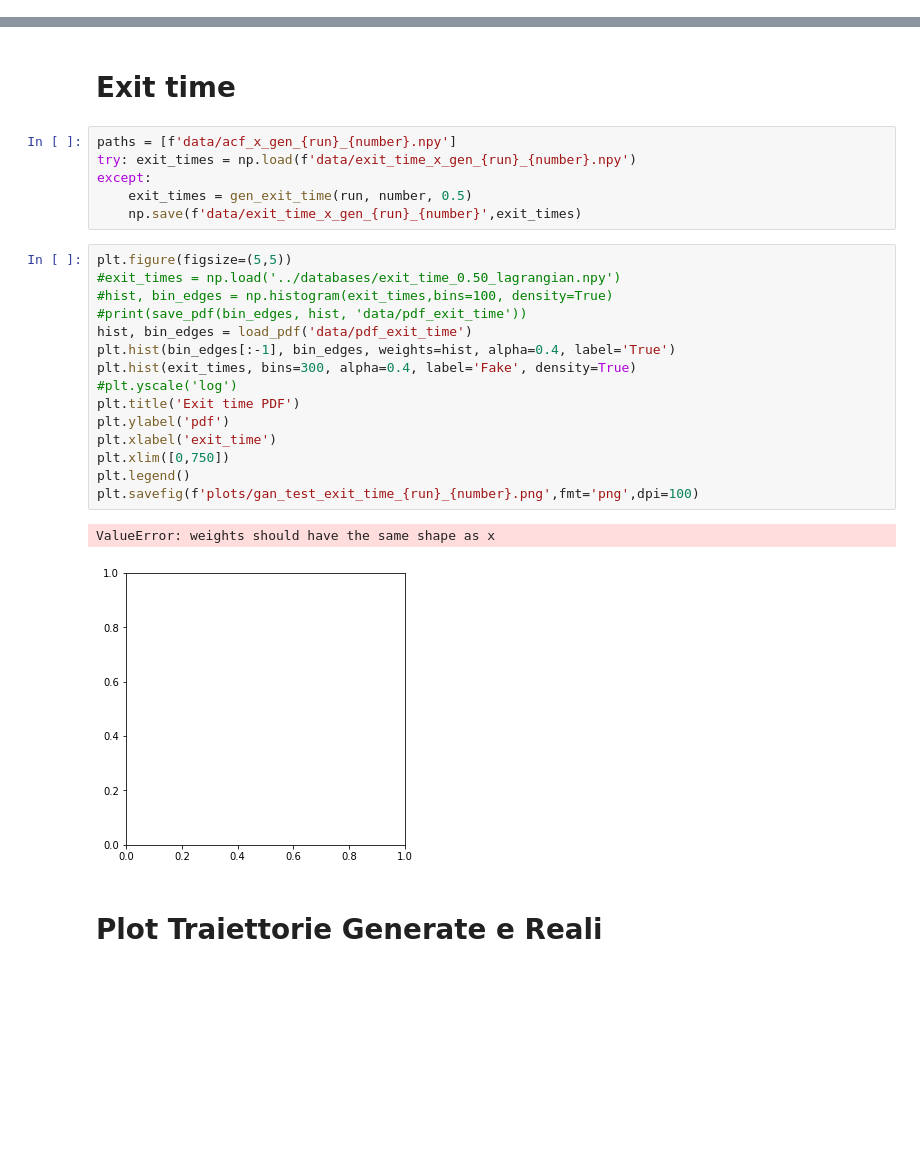
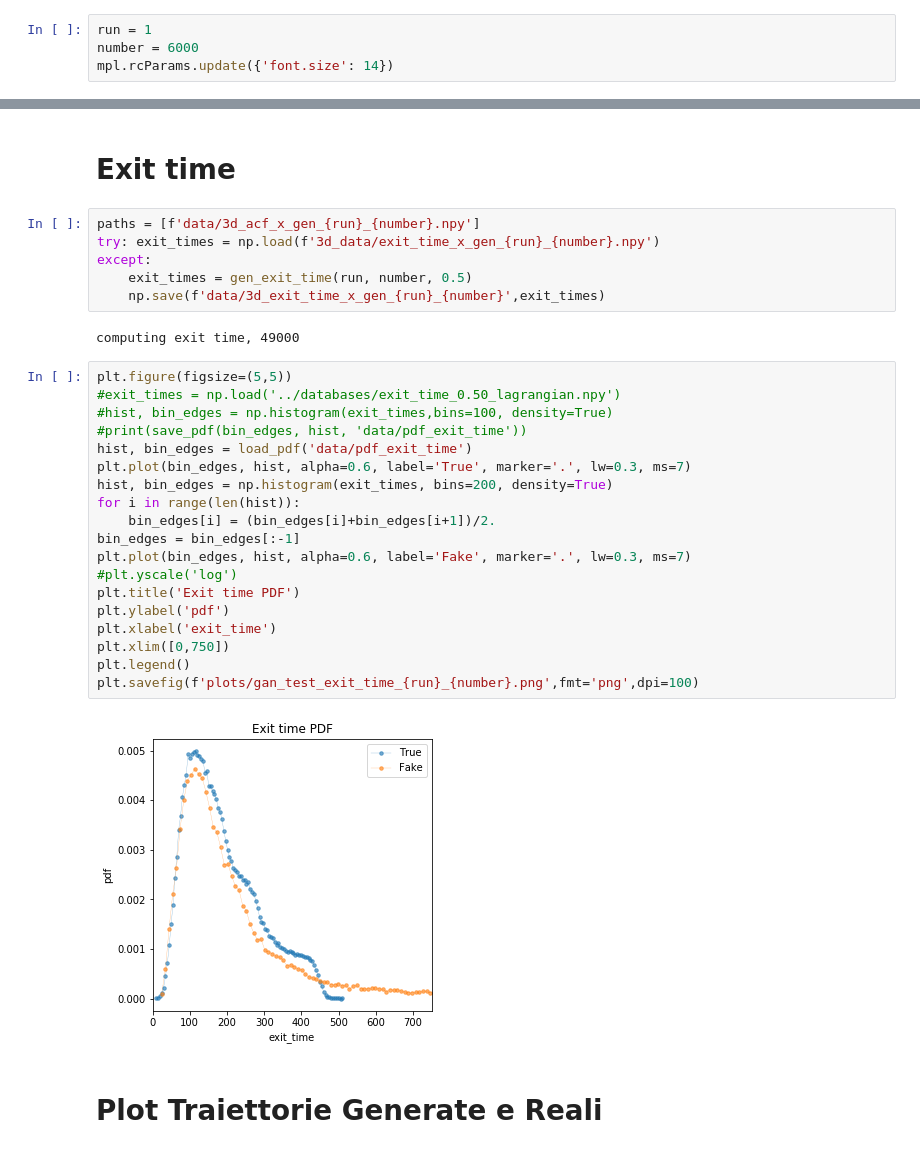
Before and after one commit to scarpma/lagrangian, a Jupyter notebook: gan_test_3D.ipynb, the cells around one changed output, grey strips where cells are left out. Drawn from its saved outputs; the diff is of its cells as text; blank space fills up the shorter version.

```diff
--- a/gan_test_3D.ipynb
+++ b/gan_test_3D.ipynb
@@ -11,3 +5,7 @@ number = 9999
+# %%
+run = 1
+number = 6000
+mpl.rcParams.update({'font.size': 14})
 # %%
 path = f'/scratch/scarpolini/lagrangian/wgangp3/runs/{run}/{number}_gen.h5'
 gen = load_model(path)
@@ -197,29 +201,34 @@ plt.show()
 # %% [markdown]
 # Exit time
 # %%
-paths = [f'data/acf_x_gen_{run}_{number}.npy']
-try: exit_times = np.load(f'data/exit_time_x_gen_{run}_{number}.npy')
+paths = [f'data/3d_acf_x_gen_{run}_{number}.npy']
+try: exit_times = np.load(f'3d_data/exit_time_x_gen_{run}_{number}.npy')
 except:
     exit_times = gen_exit_time(run, number, 0.5)
-    np.save(f'data/exit_time_x_gen_{run}_{number}',exit_times)
+    np.save(f'data/3d_exit_time_x_gen_{run}_{number}',exit_times)
+# %% [output]
+computing exit time, 49000
 # %%
 plt.figure(figsize=(5,5))
 #exit_times = np.load('../databases/exit_time_0.50_lagrangian.npy')
 #hist, bin_edges = np.histogram(exit_times,bins=100, density=True)
 #print(save_pdf(bin_edges, hist, 'data/pdf_exit_time'))
 hist, bin_edges = load_pdf('data/pdf_exit_time')
-plt.hist(bin_edges[:-1], bin_edges, weights=hist, alpha=0.4, label='True')
-plt.hist(exit_times, bins=300, alpha=0.4, label='Fake', density=True)
+plt.plot(bin_edges, hist, alpha=0.6, label='True', marker='.', lw=0.3, ms=7)
+hist, bin_edges = np.histogram(exit_times, bins=200, density=True)
+for i in range(len(hist)):
+    bin_edges[i] = (bin_edges[i]+bin_edges[i+1])/2.
+bin_edges = bin_edges[:-1]
+plt.plot(bin_edges, hist, alpha=0.6, label='Fake', marker='.', lw=0.3, ms=7)
 #plt.yscale('log')
 plt.title('Exit time PDF')
 plt.ylabel('pdf')
 plt.xlabel('exit_time')
 plt.xlim([0,750])
 plt.legend()
 plt.savefig(f'plots/gan_test_exit_time_{run}_{number}.png',fmt='png',dpi=100)
 # %% [output]
-ValueError: weights should have the same shape as x
-[figure, old version]
+[figure, new version]
 # %% [markdown]
 # Plot Traiettorie Generate e Reali
 # %%
```
Also changed, not shown: parts of 9 cells of this notebook, 28 other files.
